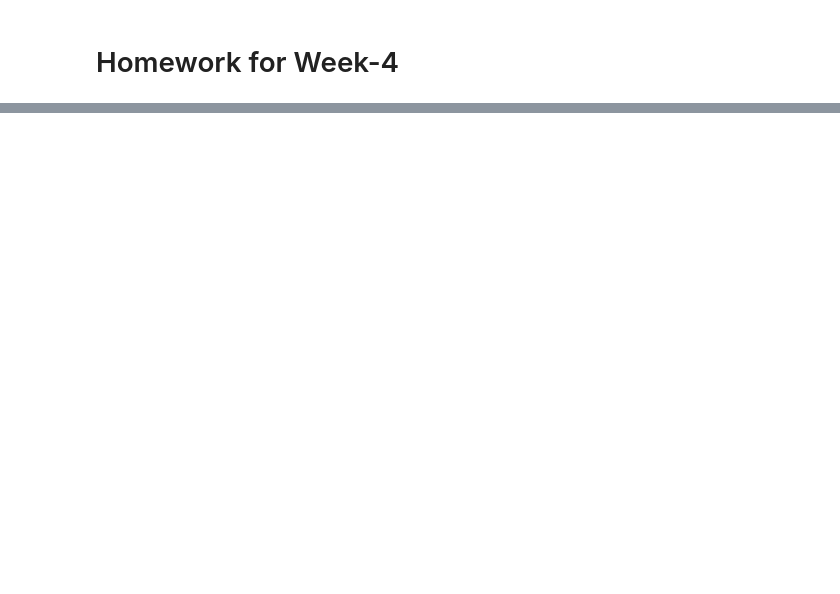
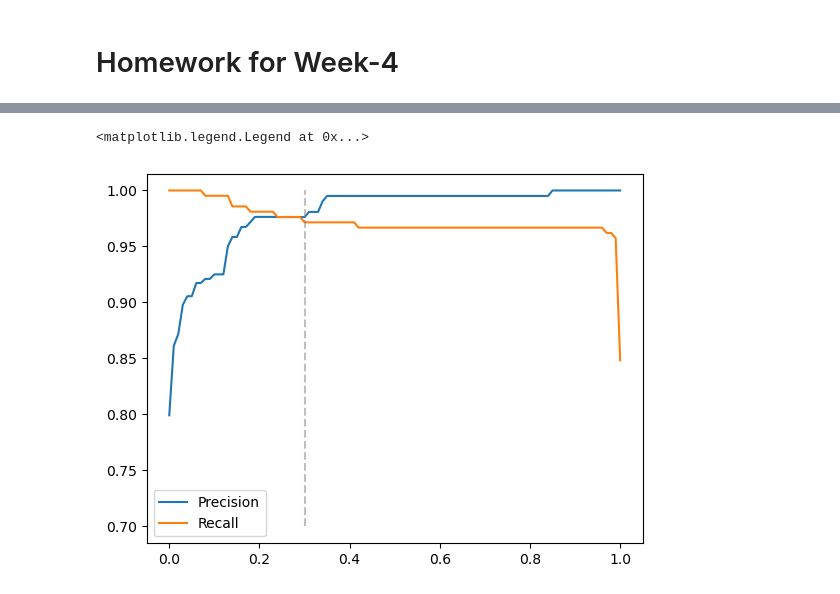
Before and after one commit to tummala-hareesh/ml_zoomcamp_ht, a Jupyter notebook: ipynb/04_homework.ipynb, the cells around one changed output, grey strips where cells are left out. Cells and saved outputs as stored; diff of their text form; code cells hidden in the pictures; blank space fills up the shorter version.

```diff
--- a/ipynb/04_homework.ipynb
+++ b/ipynb/04_homework.ipynb
@@ -2,0 +193,2 @@
+# %%
+dv, model = train(df_train, y_train)
@@ -2,0 +210,6 @@
+# %%
+y_pred = predict(df_val, dv, model)
+
+# AUC score on val_dataset
+auc = roc_auc_score(y_val, y_pred)
+auc
@@ -2,0 +223,24 @@
+# %%
+thresholds = np.linspace(0.0, 1.0, 101)
+
+scores = []
+
+for t in thresholds:
+    actual_positive = (y_val == 1)
+    actual_negative = (y_val == 0)
+
+    pred_positive = (y_pred >= t)
+    pred_negative = (y_pred < t)
+
+    TP = (pred_positive & actual_positive).sum()
+    TN = (pred_negative & actual_negative).sum()
+
+    FP = (pred_positive & actual_negative).sum()
+    FN = (pred_negative & actual_positive).sum()
+
+    scores.append((t, TP, FP, FN, TN))
+
+columns = ['threshold', 'TP', 'FP', 'FN', 'TN']
+
+df_scores = pd.DataFrame(scores, columns=columns)
+df_scores
@@ -2,0 +261,5 @@
+# %%
+# Precision and REcall
+df_scores['Precision'] = df_scores.TP / (df_scores.FP + df_scores.TP)
+df_scores['Recall'] = df_scores.TP / (df_scores.FN + df_scores.TP)
+df_scores
@@ -2,0 +280,10 @@
+# %%
+plt.plot(df_scores.threshold, df_scores['Precision'], label='Precision')
+plt.plot(df_scores.threshold, df_scores['Recall'], label='Recall')
+
+plt.vlines(0.3, 0.7, 1, color='grey', linestyle='--', alpha=0.5)
+
+plt.legend()
+# %% [output]
+<matplotlib.legend.Legend at 0x...>
+[figure, added]
```
Also changed, not shown: parts of 47 cells of this notebook.
